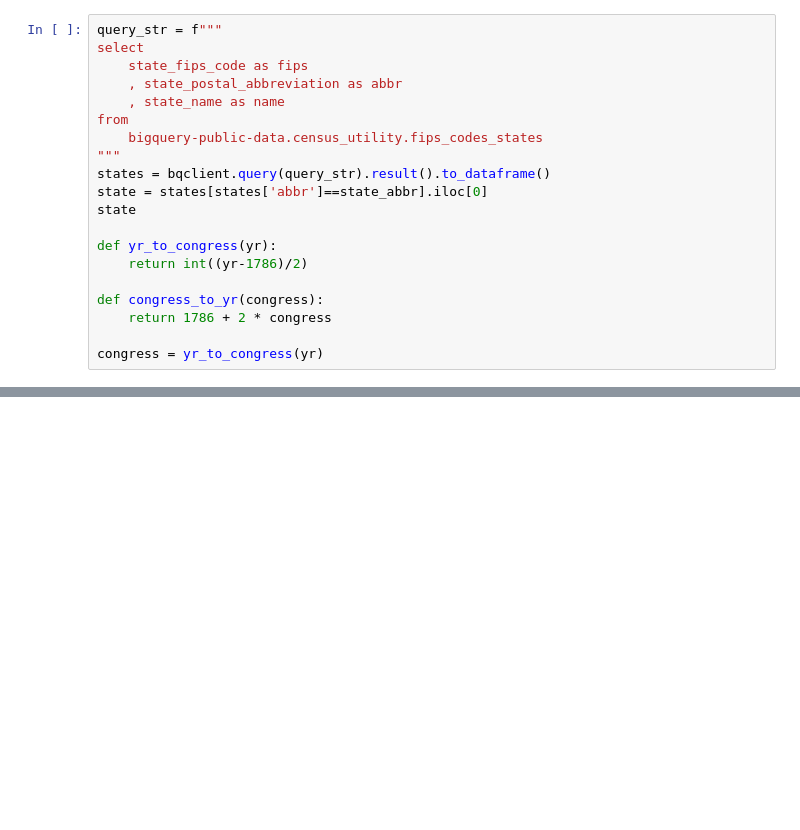
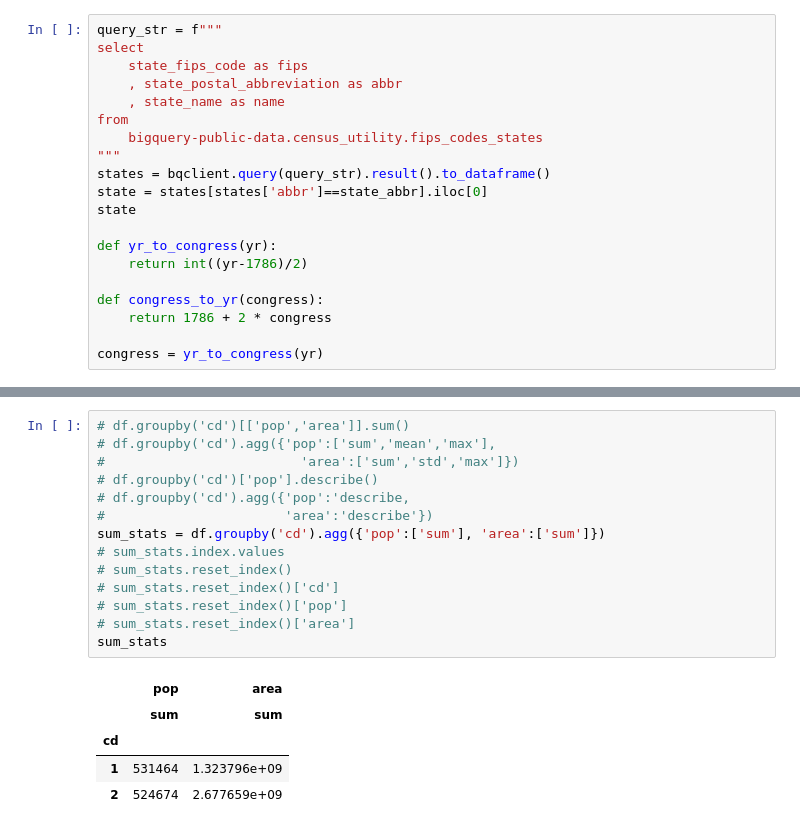
Before and after one commit to vianeyr6/MathVGerrmandering_CMAT_2021, a Jupyter notebook: Gerrymandering_v2_vianey-Copy1.ipynb, the cells around one changed output, grey strips where cells are left out. Saved outputs shown, nothing was run; the diff lists cells and outputs as text; blank space fills up the shorter version.

```diff
--- a/Gerrymandering_v2_vianey-Copy1.ipynb
+++ b/Gerrymandering_v2_vianey-Copy1.ipynb
@@ -176,3 +182,23 @@ def get_data(fips):
     return df#.set_crs(crs_length)
 
 df = get_data(state['fips'])
+# %%
+# df.groupby('cd')[['pop','area']].sum()
+# df.groupby('cd').agg({'pop':['sum','mean','max'],
+#                         'area':['sum','std','max']})
+# df.groupby('cd')['pop'].describe()
+# df.groupby('cd').agg({'pop':'describe,
+#                       'area':'describe'})
+sum_stats = df.groupby('cd').agg({'pop':['sum'], 'area':['sum']})
+# sum_stats.index.values
+# sum_stats.reset_index()
+# sum_stats.reset_index()['cd']
+# sum_stats.reset_index()['pop']
+# sum_stats.reset_index()['area']
+sum_stats
+# %% [output]
+|  | pop | area |
+|  | sum | sum |
+| cd |  |  |
+| 1 | 531464 | 1.323796e+09 |
+| 2 | 524674 | 2.677659e+09 |
```
Also changed, not shown: parts of 11 cells of this notebook.
